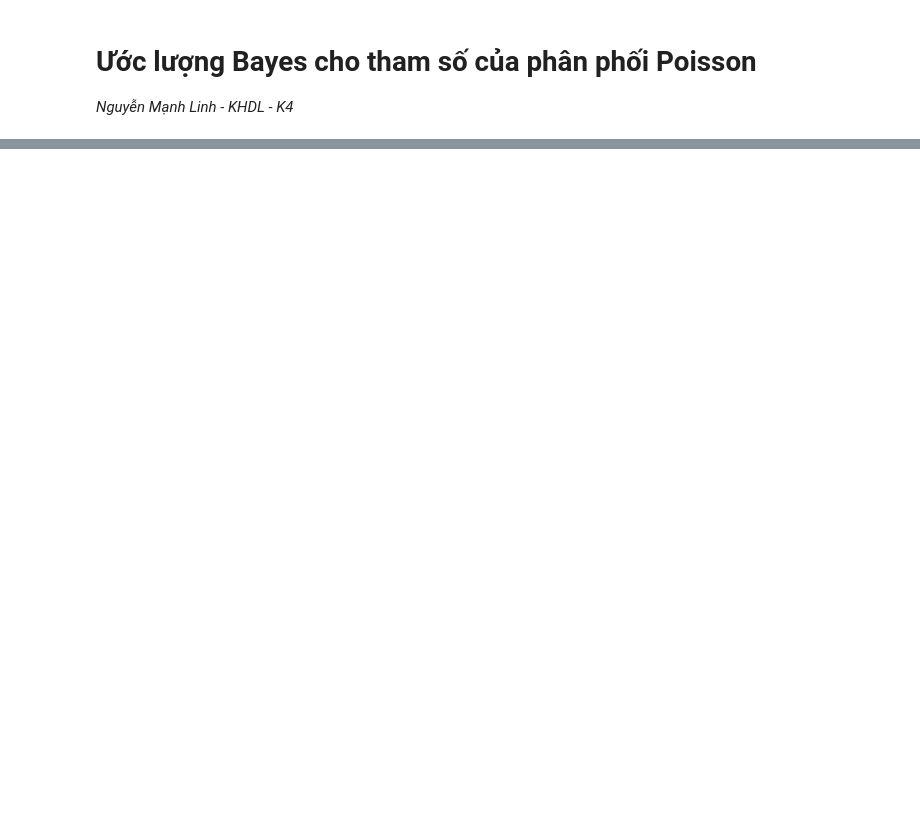
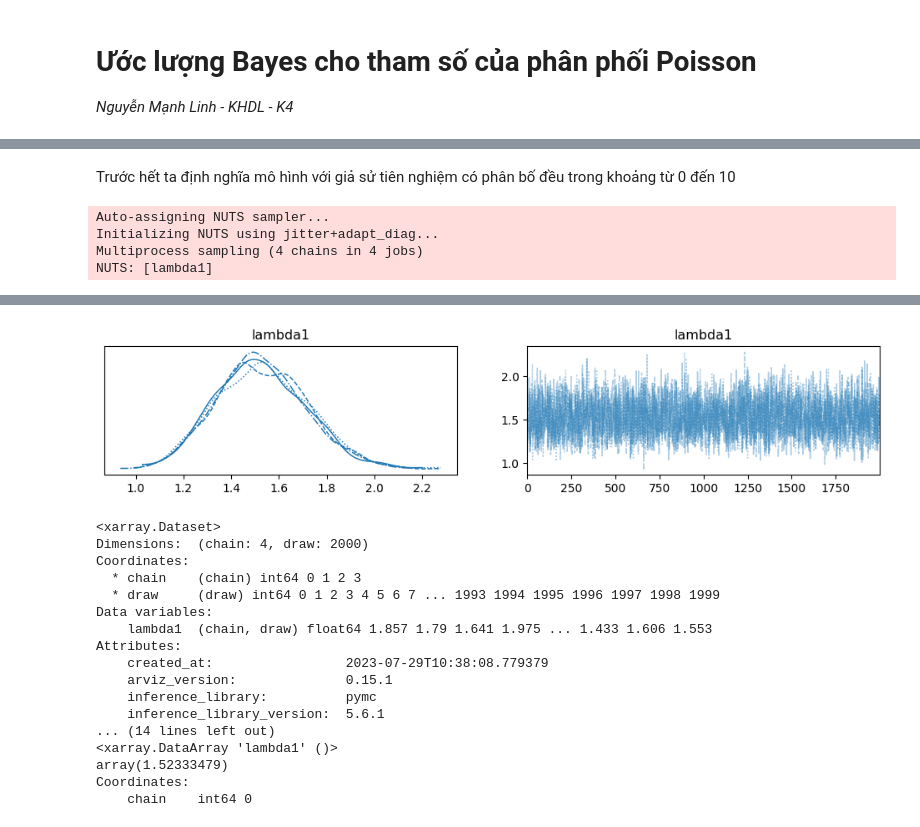
Before and after one commit to batman0911/social_stats, a Jupyter notebook: sfe/report.ipynb, the cells around one changed output, grey strips where cells are left out. Saved outputs shown, nothing was run; the diff lists cells and outputs as text; code cells hidden in the pictures; blank space fills up the shorter version.

```diff
--- a/sfe/report.ipynb
+++ b/sfe/report.ipynb
@@ -64,0 +159,30 @@ $$
+# %% [markdown]
+Trước hết ta định nghĩa mô hình với giả sử tiên nghiệm có phân bố đều trong khoảng từ 0 đến 10
+# %%
+# Khai báo một mô hình
+model1 = pm.Model()
+
+with model1:
+  # Tiên nghiệm
+  lambda1 = pm.Uniform(name='lambda1', lower=0, upper=10)
+
+  # likelihood
+  y_obs1 = pm.Poisson(name='y_obs1', mu=lambda1, observed=df1)
+# %%
+import matplotlib.pyplot as plt
+
+with model1:
+    # Lấy 2000 tiên nghiệm, bỏ qua 1000 vòng lặp đầu tiên và thực hiện 4 lần
+    trace1 = pm.sample(2000, chains = 4, tune = 1000)
+    pm.plot_trace(trace1)
+    plt.show()
+
+    print(trace1.posterior)
+
+    for i in range(4):
+        print(trace1.posterior['lambda1'][0].mean())
+# %% [output]
+Auto-assigning NUTS sampler...
+Initializing NUTS using jitter+adapt_diag...
+Multiprocess sampling (4 chains in 4 jobs)
+NUTS: [lambda1]
@@ -64,0 +191,18 @@ $$
+[figure, added]
+<xarray.Dataset>
+Dimensions:  (chain: 4, draw: 2000)
+Coordinates:
+  * chain    (chain) int64 0 1 2 3
+  * draw     (draw) int64 0 1 2 3 4 5 6 7 ... 1993 1994 1995 1996 1997 1998 1999
+Data variables:
+    lambda1  (chain, draw) float64 1.857 1.79 1.641 1.975 ... 1.433 1.606 1.553
+Attributes:
+    created_at:                 2023-07-29T10:38:08.779379
+    arviz_version:              0.15.1
+    inference_library:          pymc
+    inference_library_version:  5.6.1
+... (14 lines left out)
+<xarray.DataArray 'lambda1' ()>
+array(1.52333479)
+Coordinates:
+    chain    int64 0
```
Also changed, not shown: parts of 35 cells of this notebook, 5 other files.
